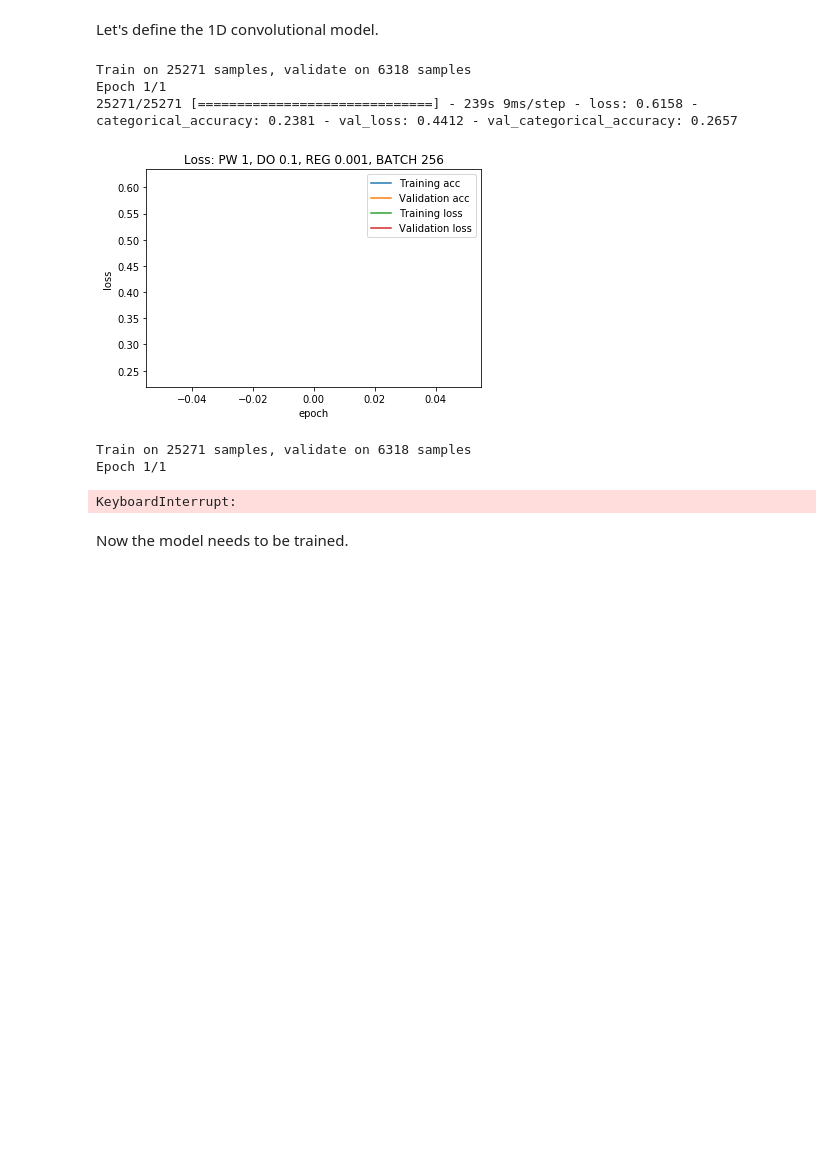
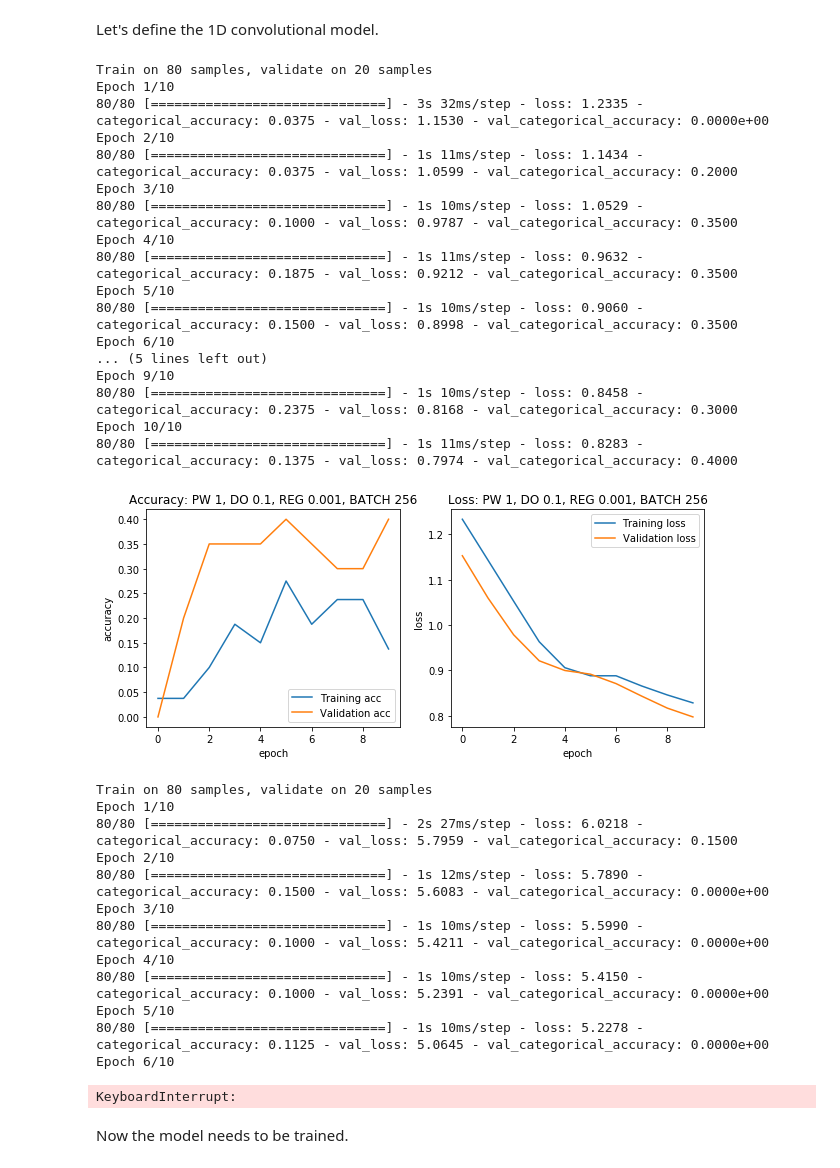
Before and after one commit to sebastianthelen/deep-eurovoc, a Jupyter notebook: deep-eurovoc.ipynb, the cells around one changed output. Cells and saved outputs as stored; diff of their text form; code cells hidden in the pictures; blank space fills up the shorter version.

Commit message:
ready to compare models

```diff
--- a/deep-eurovoc.ipynb
+++ b/deep-eurovoc.ipynb
@@ -52,7 +54,7 @@ MAX_NUM_WORDS = 20000 # max. size of vocabulary
 EMBEDDING_DIM = 100 # dimension of GloVe word embeddings
 MAX_SEQUENCE_LENGTH = 1000 # truncate examples after MAX_SEQUENCE_LENGTH words
 VALIDATION_SPLIT = 0.2 # ration for split of training data and test data
-NUM_EPOCHS = 1 # number of epochs the network is trained
+NUM_EPOCHS = 10 # number of epochs the network is trained
 # those are the eurovoc fields we want to support
 EUROVOC_FIELDS = {
 "4":  "POLITICS",
@@ -302,53 +304,86 @@ for POS_WEIGHT in [1, 5, 10]:
                 x = MaxPooling1D(35)(x)  # global max pooling
                 x = Flatten()(x)
                 x = Dropout(DROPOUT)(x)
                 x = Dense(128, activation='relu',kernel_regularizer=regularizers.l2(REGULARIZATION))(x)
                 x = Dropout(DROPOUT)(x)
                 preds = Dense(labels.shape[1], activation='sigmoid', kernel_regularizer=regularizers.l2(REGULARIZATION))(x)
 
 
                 import keras.losses
                 keras.losses.weighted_binary_crossentropy = weighted_binary_crossentropy
 
                 model = Model(sequence_input, preds)
                 model.compile(loss='weighted_binary_crossentropy',
                               optimizer='adam',
                               metrics=['categorical_accuracy'])
 
-                history = model.fit(data, labels, validation_split=0.2,
+                history = model.fit(data[:100], labels[:100], validation_split=0.2,
                           epochs=NUM_EPOCHS, batch_size=BATCH_SIZE)
 
-                model.save("model_%(pos_weight)s_%(dropout)s_%(regularization)s_%(batch_size)s.h5"%params)
+                model.save("models/model_%(pos_weight)s_%(dropout)s_%(regularization)s_%(batch_size)s.h5"%params)
 
                 acc = history.history['categorical_accuracy']
                 val_acc = history.history['val_categorical_accuracy']
                 loss = history.history['loss']
                 val_loss = history.history['val_loss']
 
                 epochs = range(len(acc))
 
-                plt.plot(epochs, acc, label='Training acc')
-                plt.plot(epochs, val_acc, label='Validation acc')
-                plt.ylabel('accuracy')
-                plt.xlabel('epoch')
-                plt.title('Accuracy: PW %(pos_weight)s, DO %(dropout)s, REG %(regularization)s, BATCH %(batch_size)s'% params)
-                plt.legend()
+                fig, (ax1, ax2) = plt.subplots(nrows=1, ncols=2, figsize=(10, 4))
 
-                plt.plot(epochs, loss, label='Training loss')
-                plt.plot(epochs, val_loss, label='Validation loss')
-                plt.ylabel('loss')
-                plt.xlabel('epoch')
-                plt.title('Loss: PW %(pos_weight)s, DO %(dropout)s, REG %(regularization)s, BATCH %(batch_size)s'%params)
-                plt.legend()
+
+                ax1.plot(epochs, acc, label='Training acc')
+                ax1.plot(epochs, val_acc, label='Validation acc')
+                ax1.set_ylabel('accuracy')
+                ax1.set_xlabel('epoch')
+                ax1.set_title('Accuracy: PW %(pos_weight)s, DO %(dropout)s, REG %(regularization)s, BATCH %(batch_size)s'% params)
+                ax1.legend()
+
+                #plt.figure()
+
+                ax2.plot(epochs, loss, label='Training loss')
+                ax2.plot(epochs, val_loss, label='Validation loss')
+                ax2.set_ylabel('loss')
+                ax2.set_xlabel('epoch')
+                ax2.set_title('Loss: PW %(pos_weight)s, DO %(dropout)s, REG %(regularization)s, BATCH %(batch_size)s'%params)
+                ax2.legend()
+
+
+                fig.savefig("figures/model_%(pos_weight)s_%(dropout)s_%(regularization)s_%(batch_size)s.png"%params)
+
                 plt.show()
                 #f.savefig("model_%(pos_weight)s_%(dropout)s_%(regularization)s_%(batch_size)s.png"%params)
 # %% [output]
-Train on 25271 samples, validate on 6318 samples
-Epoch 1/1
-25271/25271 [==============================] - 239s 9ms/step - loss: 0.6158 - categorical_accuracy: 0.2381 - val_loss: 0.4412 - val_categorical_accuracy: 0.2657
+Train on 80 samples, validate on 20 samples
+Epoch 1/10
+80/80 [==============================] - 3s 32ms/step - loss: 1.2335 - categorical_accuracy: 0.0375 - val_loss: 1.1530 - val_categorical_accuracy: 0.0000e+00
+Epoch 2/10
+80/80 [==============================] - 1s 11ms/step - loss: 1.1434 - categorical_accuracy: 0.0375 - val_loss: 1.0599 - val_categorical_accuracy: 0.2000
+Epoch 3/10
+80/80 [==============================] - 1s 10ms/step - loss: 1.0529 - categorical_accuracy: 0.1000 - val_loss: 0.9787 - val_categorical_accuracy: 0.3500
+Epoch 4/10
+80/80 [==============================] - 1s 11ms/step - loss: 0.9632 - categorical_accuracy: 0.1875 - val_loss: 0.9212 - val_categorical_accuracy: 0.3500
+Epoch 5/10
+80/80 [==============================] - 1s 10ms/step - loss: 0.9060 - categorical_accuracy: 0.1500 - val_loss: 0.8998 - val_categorical_accuracy: 0.3500
+Epoch 6/10
+... (5 lines left out)
+Epoch 9/10
+80/80 [==============================] - 1s 10ms/step - loss: 0.8458 - categorical_accuracy: 0.2375 - val_loss: 0.8168 - val_categorical_accuracy: 0.3000
+Epoch 10/10
+80/80 [==============================] - 1s 11ms/step - loss: 0.8283 - categorical_accuracy: 0.1375 - val_loss: 0.7974 - val_categorical_accuracy: 0.4000
-[figure, old version]
+[figure, new version]
-Train on 25271 samples, validate on 6318 samples
-Epoch 1/1
+Train on 80 samples, validate on 20 samples
+Epoch 1/10
+80/80 [==============================] - 2s 27ms/step - loss: 6.0218 - categorical_accuracy: 0.0750 - val_loss: 5.7959 - val_categorical_accuracy: 0.1500
+Epoch 2/10
+80/80 [==============================] - 1s 12ms/step - loss: 5.7890 - categorical_accuracy: 0.1500 - val_loss: 5.6083 - val_categorical_accuracy: 0.0000e+00
+Epoch 3/10
+80/80 [==============================] - 1s 10ms/step - loss: 5.5990 - categorical_accuracy: 0.1000 - val_loss: 5.4211 - val_categorical_accuracy: 0.0000e+00
+Epoch 4/10
+80/80 [==============================] - 1s 10ms/step - loss: 5.4150 - categorical_accuracy: 0.1000 - val_loss: 5.2391 - val_categorical_accuracy: 0.0000e+00
+Epoch 5/10
+80/80 [==============================] - 1s 10ms/step - loss: 5.2278 - categorical_accuracy: 0.1125 - val_loss: 5.0645 - val_categorical_accuracy: 0.0000e+00
+Epoch 6/10
 KeyboardInterrupt:
 # %% [markdown]
 Now the model needs to be trained.
```
Also changed, not shown: parts of 1 cell of this notebook, 3 other files.
